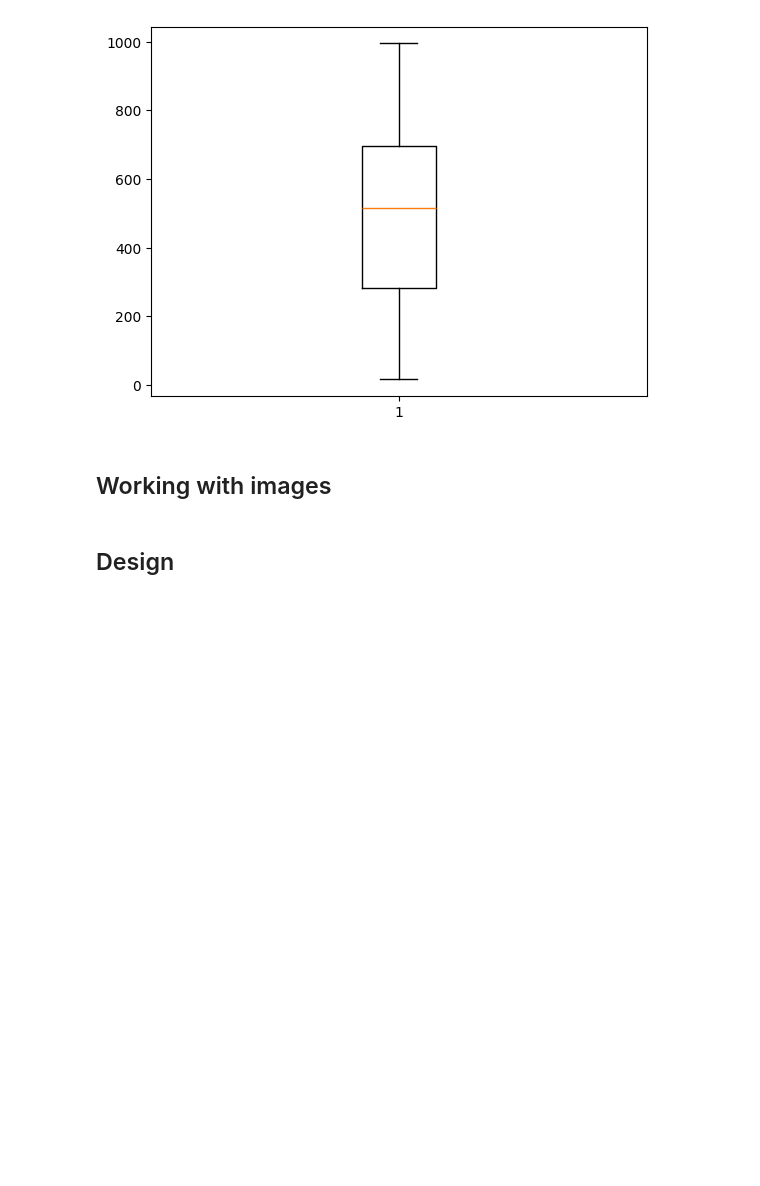
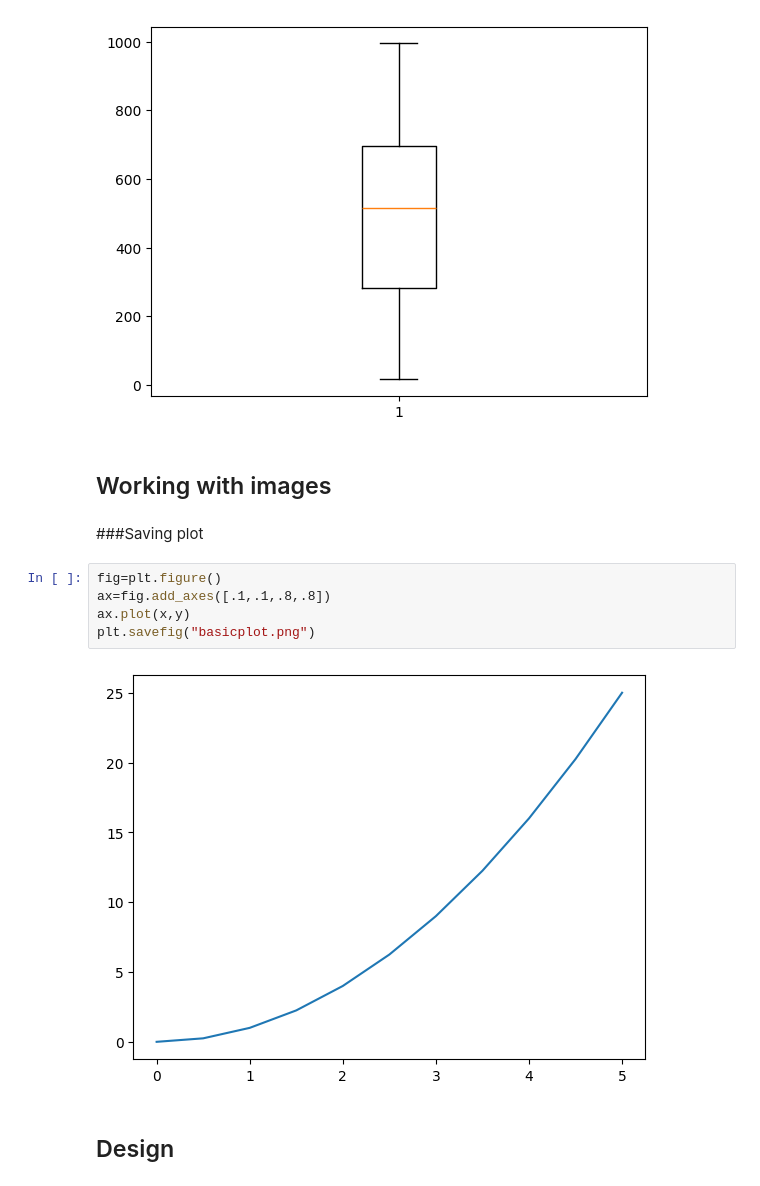
Before and after one commit to rafi1105/Machine_Learning_colab, a Jupyter notebook: Data Visualization/Matplotlib.ipynb, the cells around one changed output. Saved outputs shown, nothing was run; the diff lists cells and outputs as text; blank space fills up the shorter version.

```diff
--- a/Data Visualization/Matplotlib.ipynb
+++ b/Data Visualization/Matplotlib.ipynb
@@ -84,5 +84,14 @@ plt.boxplot(data)
 [figure]
 # %% [markdown]
 ## Working with images
+# %% [markdown]
+###Saving plot
+# %%
+fig=plt.figure()
+ax=fig.add_axes([.1,.1,.8,.8])
+ax.plot(x,y)
+plt.savefig("basicplot.png")
+# %% [output]
+[figure, added]
 # %% [markdown]
 ## Design
```
